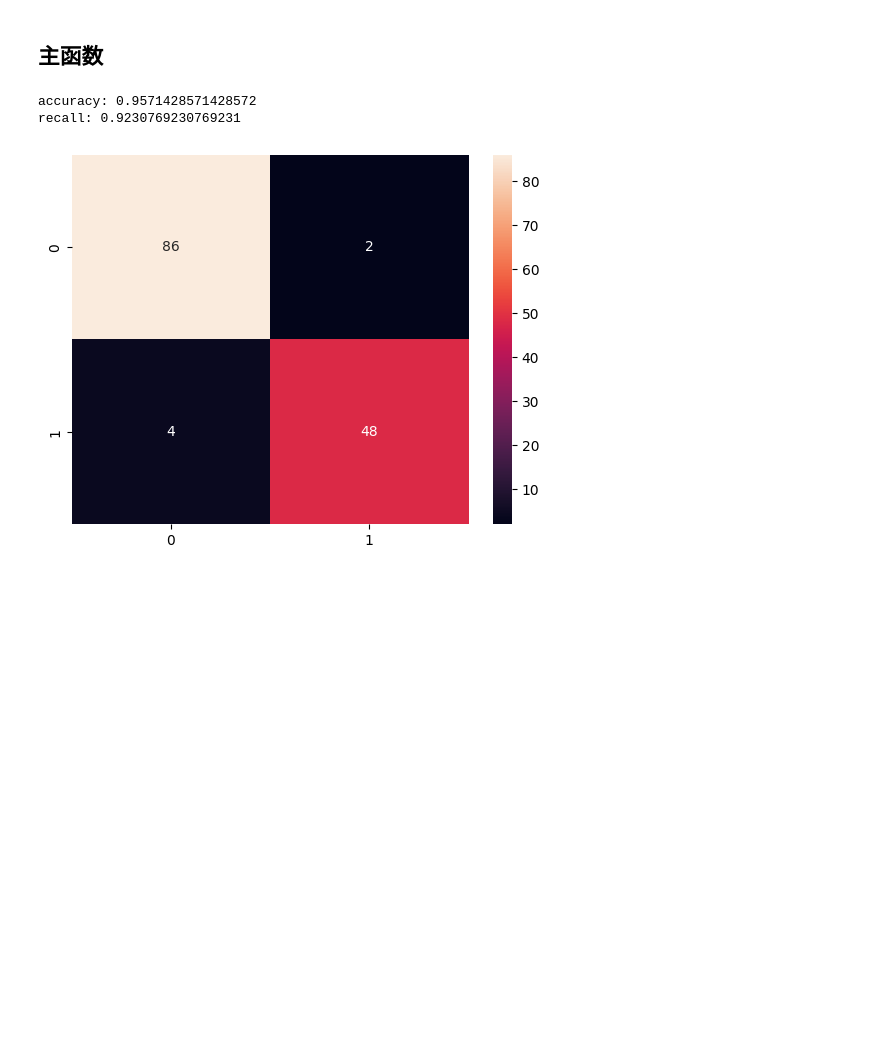
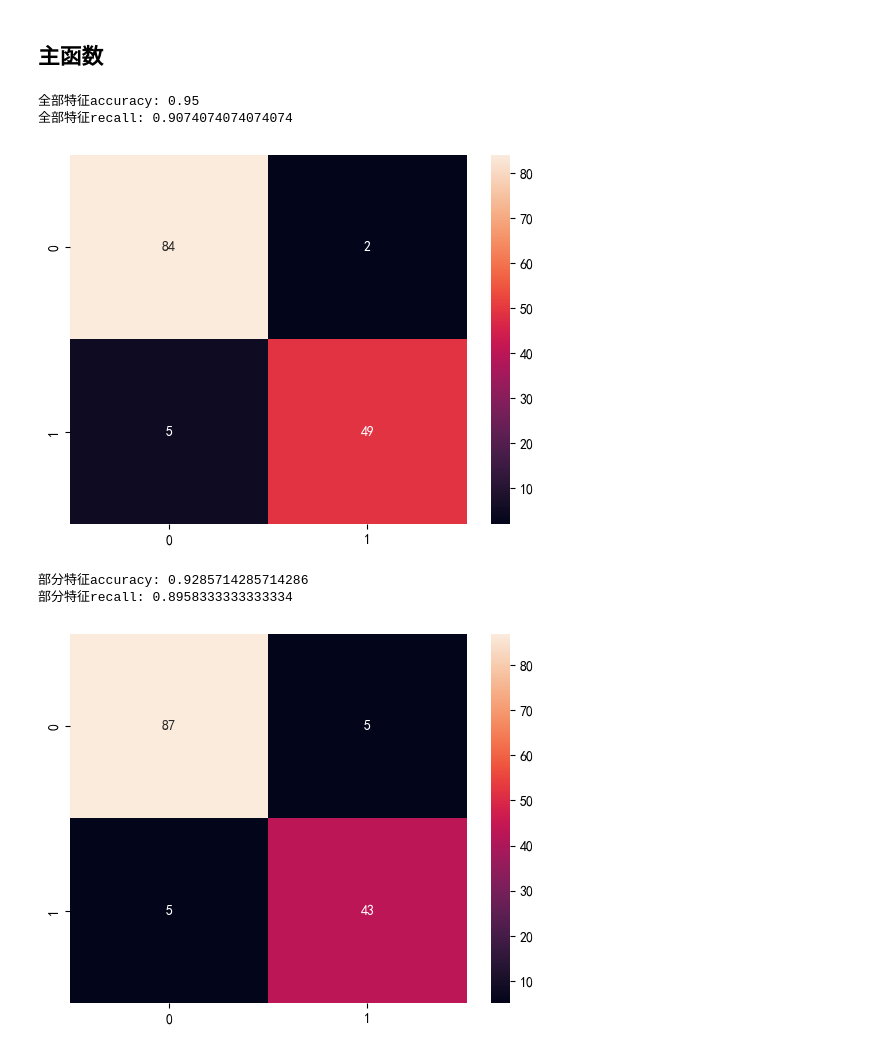
Before and after one commit to Routhleck/myNotes, a Jupyter notebook: 机器学习(updating)/hw/实验一 线性模型-实验/linear model_implement.ipynb, the cells around one changed output. Drawn from its saved outputs; the diff is of its cells as text; code cells hidden in the pictures; blank space fills up the shorter version.

```diff
--- a/机器学习(updating)/hw/实验一 线性模型-实验/linear model_implement.ipynb
+++ b/机器学习(updating)/hw/实验一 线性模型-实验/linear model_implement.ipynb
@@ -215,34 +286,62 @@ def data_process():
 ## 主函数
 # %%
 import seaborn as sns
-# 主函数
-X_train, y_train, X_test, y_test = data_process()
+# 全部特征
+X_train, y_train, X_test, y_test = data_process_full()
 # y=2 为benign, y=4 为malignant
 # 实例化模型
 model = LogisticRegression()
 # 训练模型
 model.fit(X_train, y_train, lr=0.01, max_iter=1000)
 # 保存模型
-model.save('model/logistic_model_implement.npz')
+model.save('model/logistic_model_implement_full.npz')
 # 评估模型
 y_pred = model.predict(X_test)
-
 # y_pred转化为0,1
 y_pred = np.where(y_pred > 0.5, 1, 0)
-
 # 将y_test转化为0,1
 y_test = np.where(y_test < 0, 0, 1)
+# print(y_pred, y_test)
+print('全部特征accuracy:', model.accuracy(y_test, y_pred))
+print('全部特征recall:', model.recall(y_test, y_pred))
 
+# 设置显示中文字体
+from pylab import mpl
+mpl.rcParams["font.sans-serif"] = ["SimHei"]
+# 混淆矩阵
+from sklearn.metrics import confusion_matrix
+cm = confusion_matrix(y_test, y_pred)
+sns.heatmap(cm, annot=True, fmt='d')
+plt.show()
+
+# 部分特征
+X_train, y_train, X_test, y_test = data_process_part()
+# y=2 为benign, y=4 为malignant
+# 实例化模型
+model = LogisticRegression()
+# 训练模型
+model.fit(X_train, y_train, lr=0.01, max_iter=1000)
+# 保存模型
+model.save('model/logistic_model_implement_part.npz')
+# 评估模型
+y_pred = model.predict(X_test)
+# y_pred转化为0,1
+y_pred = np.where(y_pred > 0.5, 1, 0)
+# 将y_test转化为0,1
+y_test = np.where(y_test < 0, 0, 1)
 # print(y_pred, y_test)
-print('accuracy:', model.accuracy(y_test, y_pred))
-print('recall:', model.recall(y_test, y_pred))
+print('部分特征accuracy:', model.accuracy(y_test, y_pred))
+print('部分特征recall:', model.recall(y_test, y_pred))
 
 # 混淆矩阵
 from sklearn.metrics import confusion_matrix
 cm = confusion_matrix(y_test, y_pred)
 sns.heatmap(cm, annot=True, fmt='d')
 plt.show()
 # %% [output]
-accuracy: 0.9571428571428572
-recall: 0.9230769230769231
+全部特征accuracy: 0.95
+全部特征recall: 0.9074074074074074
-[figure, old version]
+[figure, new version]
+部分特征accuracy: 0.9285714285714286
+部分特征recall: 0.8958333333333334
+[figure, added]
```
Also changed, not shown: parts of 3 cells of this notebook, 8 other files.
